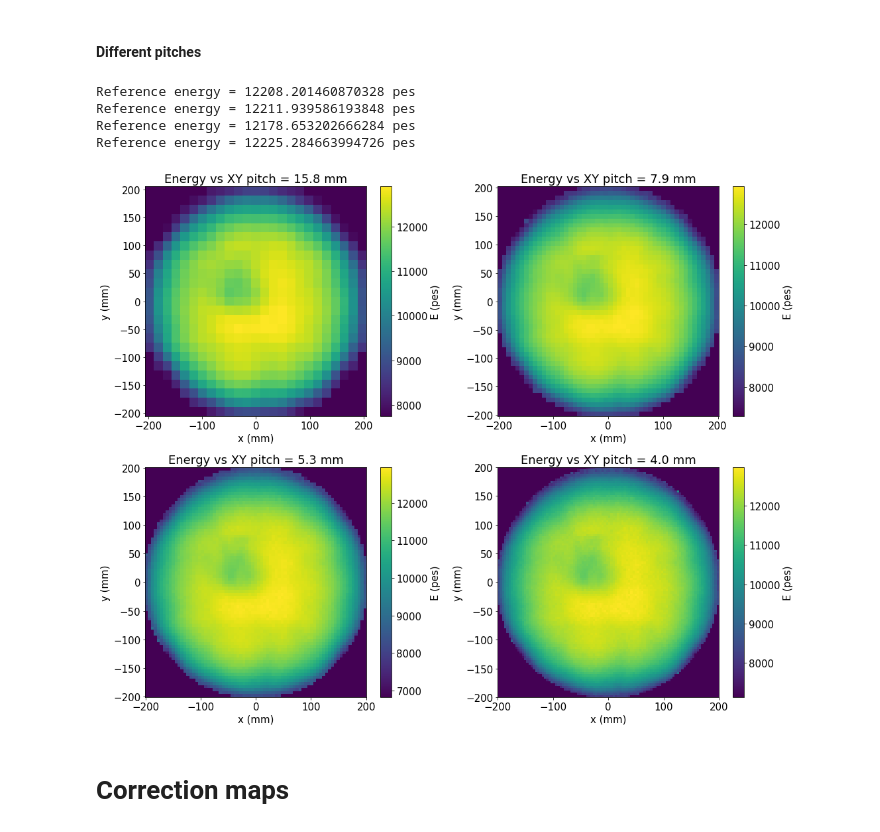
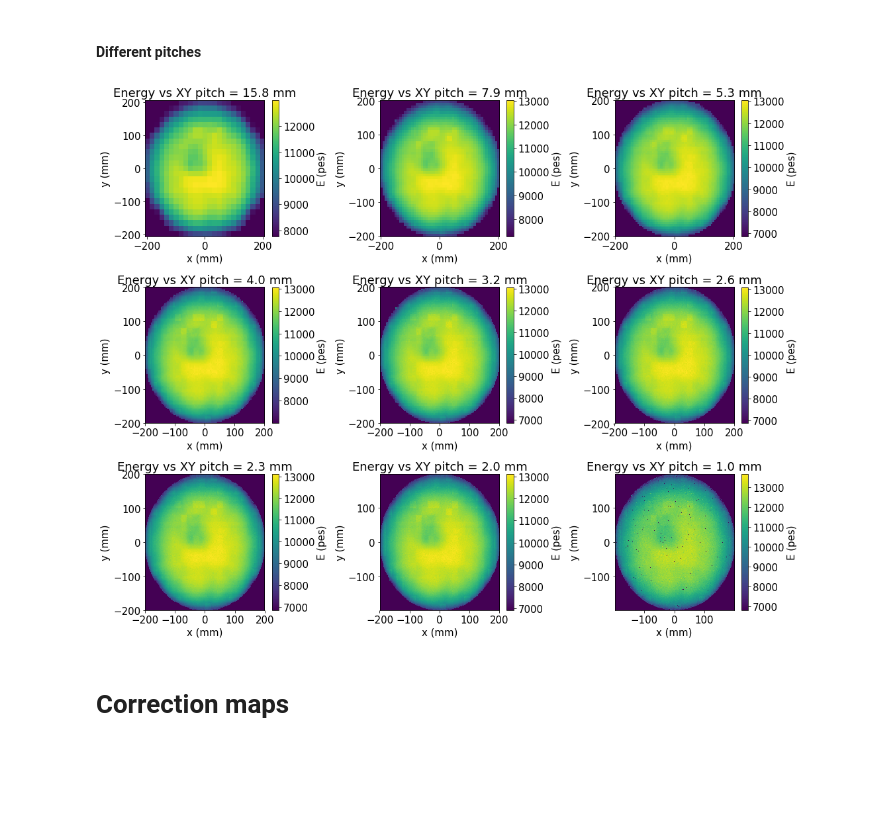
Before and after one commit to gonzaponte/ICARO, a Jupyter notebook: icaro/KrMay/Run4628.ipynb, the cells around one changed output. Drawn from its saved outputs; the diff is of its cells as text; code cells hidden in the pictures; blank space fills up the shorter version.

Commit message:
Update with lifetime table implemented

```diff
--- a/icaro/KrMay/Run4628.ipynb
+++ b/icaro/KrMay/Run4628.ipynb
@@ -86,3 +89,9 @@ Running on  Wed Sep 13 13:46:09 2017
+# %%
+extra_pitches   = [np.diff(np.linspace(*XYrange, n+1))[0] for n, _ in extra_binning]
+extra_filenames = [corr_filename.replace(".h5", "_{:.1f}mm.h5".format(p)) for p in extra_pitches]
+
+pi   = np.pi
+save = plot_writer(outputfolder, plots_format) if save_plots else lambda *x: None
 # %% [markdown]
 #### General plotting options
 # %%
@@ -683,7 +704,13 @@ save("LifetimevsR")
+# %%
+for filename in [corr_filename, *extra_filenames]:
+    with tb.open_file(filename, "w") as f:
+        kdstio.xy_lifetime_writer(f)(xbins, ybins, LT, u_LT, nevt_LT)
 # %% [markdown]
 # Correction by attachment
 # %%
-E_zcorr    = full.S2e.values * Zcorr(full.Z.values).value
+z_correction = Zcorr_XY(full.Z.values, full.X.values, full.Y.values)\
+               if Lifetime_XY else Zcorr(full.Z.values)
+E_zcorr      = full.S2e.values * z_correction.value
 
 y, x, _ = hist(E_zcorr, 100, range=Erange_zcorr)
 
@@ -875,34 +898,32 @@ Reference energy = 12211.939586193848 pes
+# %%
+with tb.open_file(corr_filename, "r+") as f:
+    kdstio.xy_correction_writer(f)(xc, yc, Ec, u_Ec, nXY)
 # %% [markdown]
 #### Different pitches
 # %%
 plt.figure(figsize=(15,12))
-for i, (nx, ny) in enumerate(extra_pitches):
-    plt.subplot(2, 2, i+1)
+
+nn = int(np.ceil(len(extra_pitches)**0.5))
+for i, ((nx, ny), filename) in enumerate(zip(extra_binning,
+                                            extra_filenames)):
+    plt.subplot(nn, nn, i+1)
     xc_, yc_, Ec_, u_Ec_ = \
     fitf.profileXY(Kr.X.values[sel], Kr.Y.values[sel], E_zcorr[sel], nx, ny, XYrange, XYrange)
     _, cb = display_matrix(xc_, yc_, Ec_, new_figure=False, vmin=np.min(Ec_[Ec_>0]))
     cb.set_label("E (pes)")
     pitch = np.diff(np.linspace(*XYrange, nx+1))[0]
     labels("x (mm)", "y (mm)", "Energy vs XY pitch = {:.1f} mm".format(pitch))
     nXY_ = np.histogram2d(Kr.X.values[sel],
                           Kr.Y.values[sel],
                           (nx, ny),
                           (XYrange, XYrange))[0]
 
-    XYcorr_        = corrf.Correction((xc_, yc_), Ec_, u_Ec_, "index", index=(nx//2, ny//2))
-    corr_filename_ = corr_filename.replace(".h5", "_{:.1f}mm.h5".format(pitch))
-    corr_file_     = tb.open_file(corr_filename_, "w")
-    kdstio.xy_writer(corr_file_)(*XYcorr_._xs, XYcorr_._fs, XYcorr_._us, nXY_)
-    corr_file_.close()
-    shutil.copy(corr_filename_, copy_corr_to)
-    print("Reference energy = {} pes".format(Ec_[tuple(np.argwhere(XYcorr_._fs==1)[0])]))
+    with tb.open_file(filename, "r+") as f:
+        kdstio.xy_correction_writer(f)(xc_, yc_, Ec_, u_Ec_, nXY_)
+
 plt.tight_layout()
 # %% [output]
-Reference energy = 12208.201460870328 pes
-Reference energy = 12211.939586193848 pes
-Reference energy = 12178.653202666284 pes
-Reference energy = 12225.284663994726 pes
-[figure, old version]
+[figure, new version]
 # %% [markdown]
 # Correction maps
 # %%
```
Also changed, not shown: parts of 26 cells of this notebook, 10 other files.
